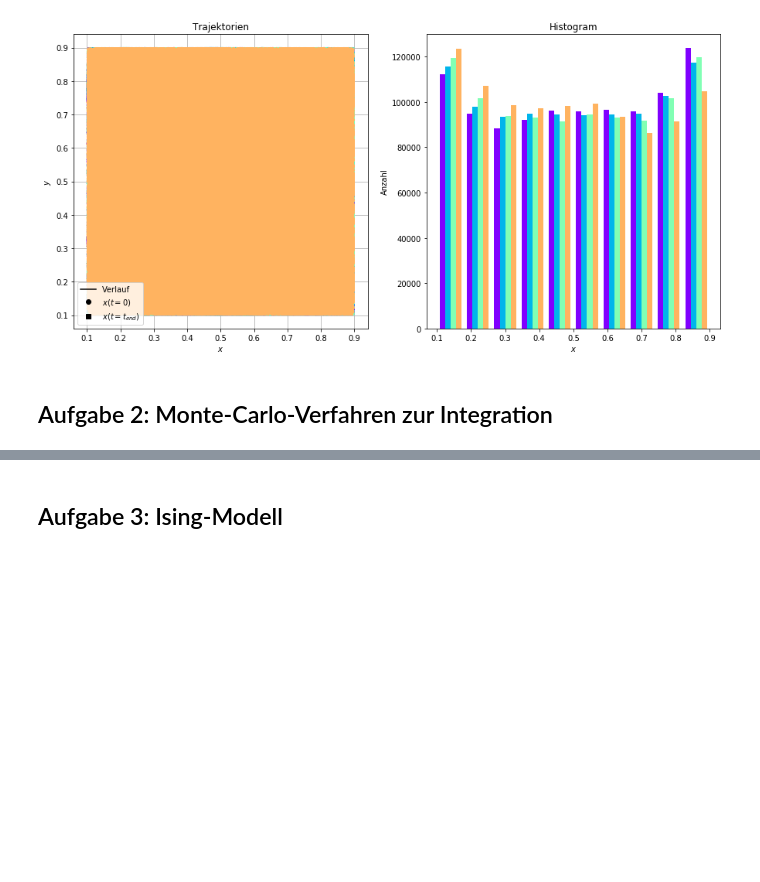
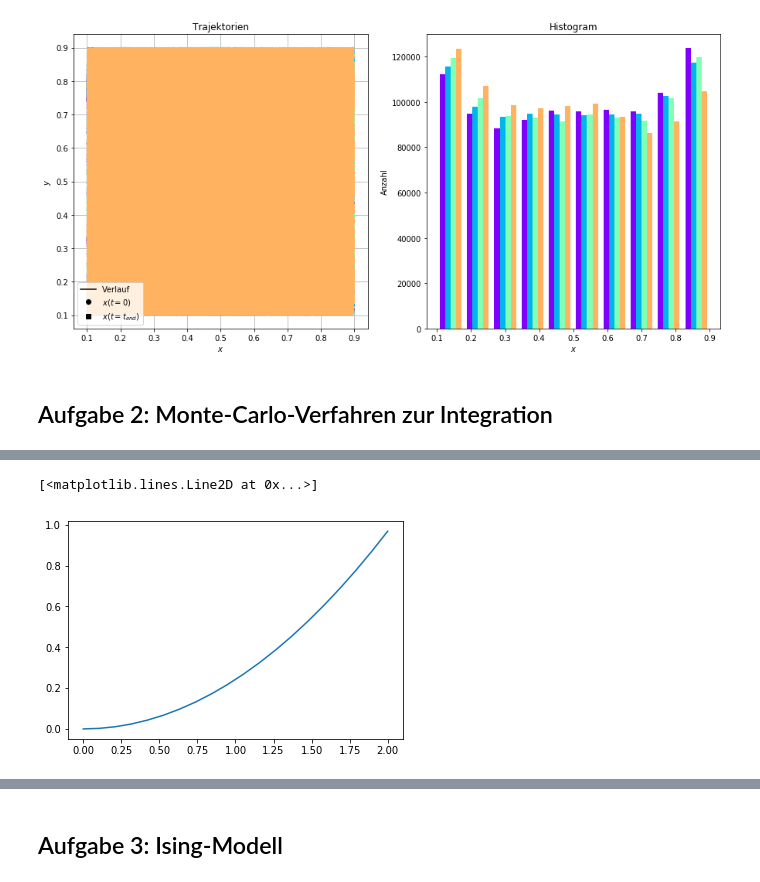
Before and after one commit to darenegade/modellbildung, a Jupyter notebook: Abgabe 4/Abgabe 4.ipynb, the cells around one changed output, grey strips where cells are left out. Saved outputs shown, nothing was run; the diff lists cells and outputs as text; code cells hidden in the pictures; blank space fills up the shorter version.

```diff
--- a/Abgabe 4/Abgabe 4.ipynb
+++ b/Abgabe 4/Abgabe 4.ipynb
@@ -222,0 +279,10 @@ Text(0,0.5,'Anzahl')
+# %%
+n = 50
+
+f2 = lambda x: 1/(math.sqrt(2*math.pi)) * math.e**-0.5*x**2
+F2u = lambda x: 1 / (np.sum(f2(np.linspace(0, x, n))* ((x) / n)))
+
+plt.plot(np.linspace(0,2,20),f2(np.linspace(0,2,20)))
+# %% [output]
+[<matplotlib.lines.Line2D at 0x...>]
+[figure, added]
```
Also changed, not shown: parts of 26 cells of this notebook.
